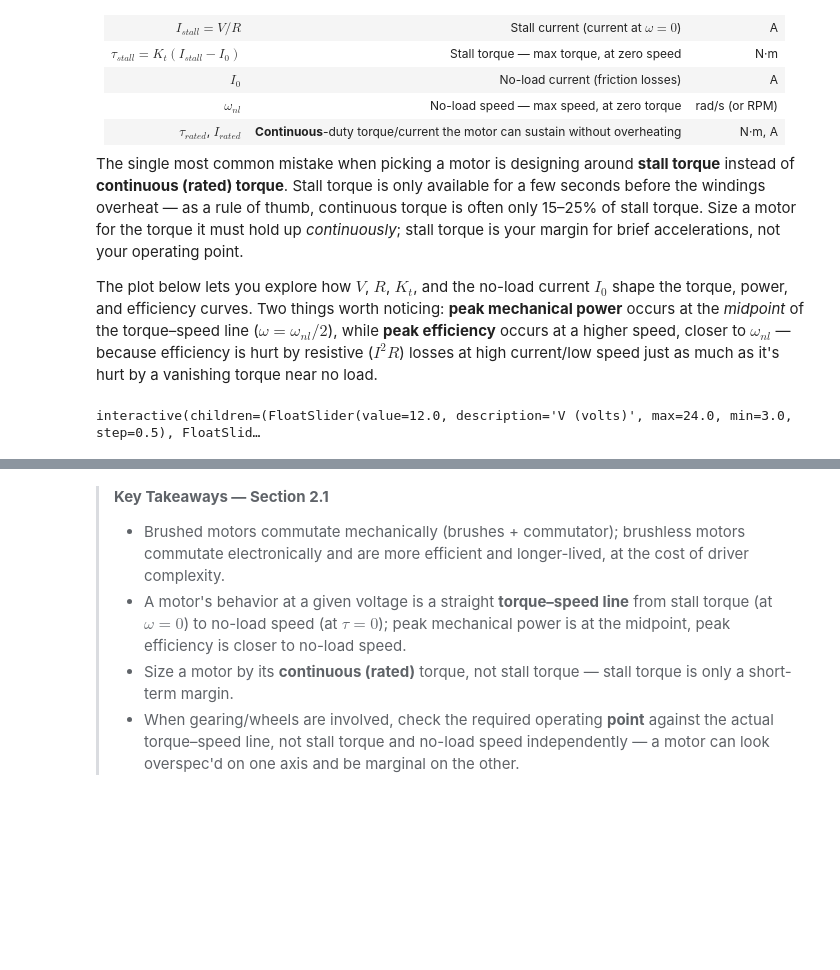
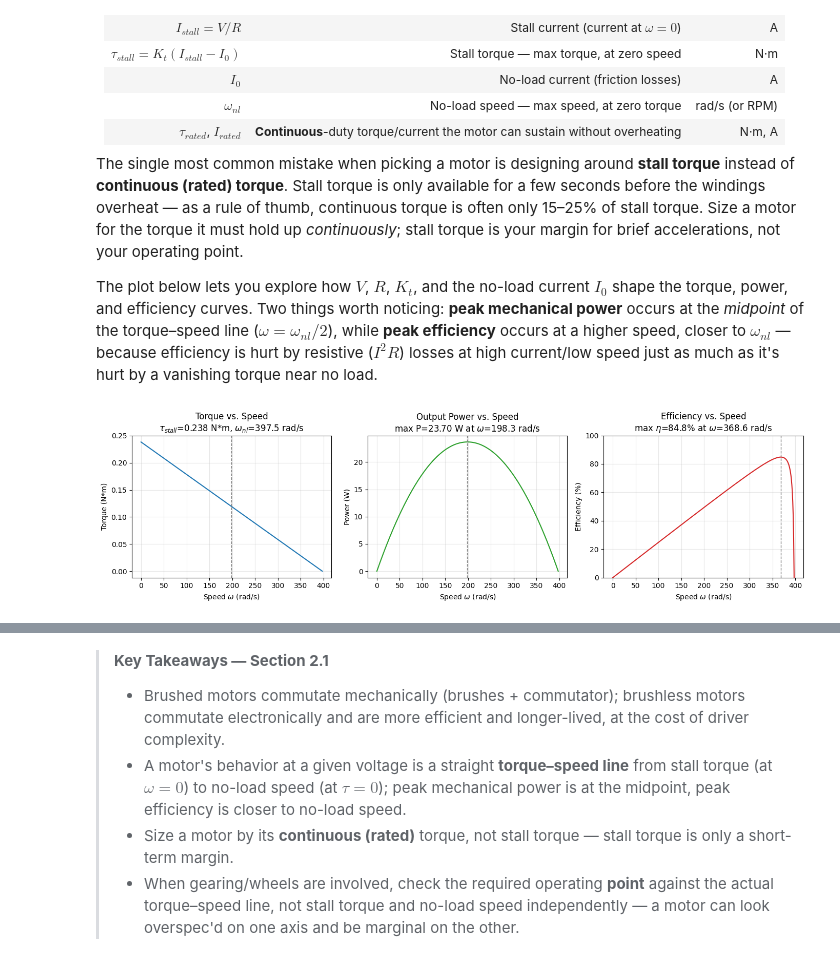
Before and after one commit to JianguoZhaoRobotics/RoboticManipulators, a Jupyter notebook: Ch2 Actuators for Robotics.ipynb, the cells around one changed output, grey strips where cells are left out. Saved outputs shown, nothing was run; the diff lists cells and outputs as text; code cells hidden in the pictures; blank space fills up the shorter version.

```diff
--- a/Ch2 Actuators for Robotics.ipynb
+++ b/Ch2 Actuators for Robotics.ipynb
@@ -82,7 +82,6 @@ The plot below lets you explore how $V$, $R$, $K_t$, and the no-load current $I_
 # %%
 import numpy as np
 import matplotlib.pyplot as plt
-from ipywidgets import interact, FloatSlider
 %matplotlib inline
 
 def plot_dc_motor_curves(V=12.0, R=1.5, Kt=0.03, I0=0.05):
@@ -102,39 +101,38 @@ def plot_dc_motor_curves(V=12.0, R=1.5, Kt=0.03, I0=0.05):
     i_pmax = np.argmax(P_out)
     i_emax = np.argmax(eta)
 
     fig, axes = plt.subplots(1, 3, figsize=(14, 4))
 
     axes[0].plot(omega, tau, color='tab:blue')
     axes[0].axvline(omega[i_pmax], color='gray', ls='--', lw=1)
     axes[0].set_title(f'Torque vs. Speed\n$\\tau_{{stall}}$={tau_stall:.3f} N*m, $\\omega_{{nl}}$={omega_nl:.1f} rad/s')
     axes[0].set_xlabel('Speed $\\omega$ (rad/s)')
     axes[0].set_ylabel('Torque (N*m)')
 
     axes[1].plot(omega, P_out, color='tab:green')
     axes[1].axvline(omega[i_pmax], color='gray', ls='--', lw=1)
     axes[1].set_title(f'Output Power vs. Speed\nmax P={P_out[i_pmax]:.2f} W at $\\omega$={omega[i_pmax]:.1f} rad/s')
     axes[1].set_xlabel('Speed $\\omega$ (rad/s)')
     axes[1].set_ylabel('Power (W)')
 
     axes[2].plot(omega, eta, color='tab:red')
     axes[2].axvline(omega[i_emax], color='gray', ls='--', lw=1)
     axes[2].set_title(f'Efficiency vs. Speed\nmax $\\eta$={eta[i_emax]:.1f}% at $\\omega$={omega[i_emax]:.1f} rad/s')
     axes[2].set_xlabel('Speed $\\omega$ (rad/s)')
     axes[2].set_ylabel('Efficiency (%)')
     axes[2].set_ylim(0, 100)
 
     for ax in axes:
         ax.grid(alpha=0.3)
     plt.tight_layout()
     plt.show()
 
-interact(plot_dc_motor_curves,
-         V=FloatSlider(value=12.0, min=3.0, max=24.0, step=0.5, description='V (volts)'),
-         R=FloatSlider(value=1.5, min=0.2, max=5.0, step=0.1, description='R (ohms)'),
-         Kt=FloatSlider(value=0.03, min=0.005, max=0.08, step=0.005, description='Kt (N*m/A)'),
-         I0=FloatSlider(value=0.05, min=0.0, max=0.5, step=0.01, description='I0 (A)'));
+# Static snapshot at representative default values (V=12 V, R=1.5 Ohm, Kt=0.03 N*m/A, I0=0.05 A).
+# The live notebook version of this cell lets you sweep V, R, Kt, and I0 with sliders;
+# download the notebook (or open it in Binder/Colab) and run it locally to explore that interactively.
+plot_dc_motor_curves()
 # %% [output]
-interactive(children=(FloatSlider(value=12.0, description='V (volts)', max=24.0, min=3.0, step=0.5), FloatSlid…
+[figure, added]
 # %% [markdown]
 ### 2.1.3 Choosing a Motor: Two Examples
 
```
Also changed, not shown: 1 other file.
